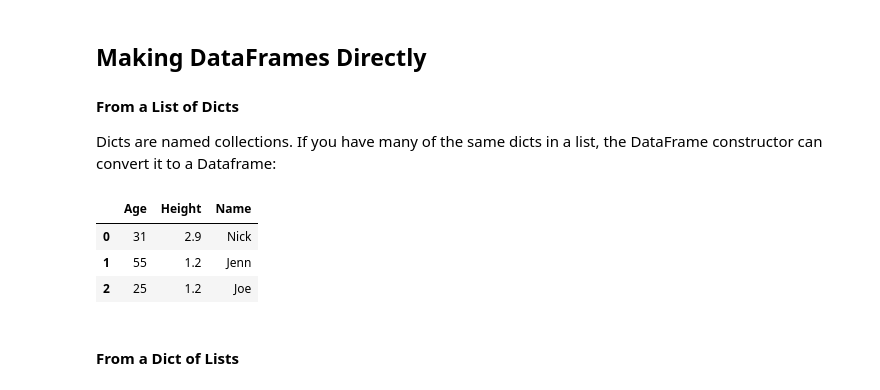
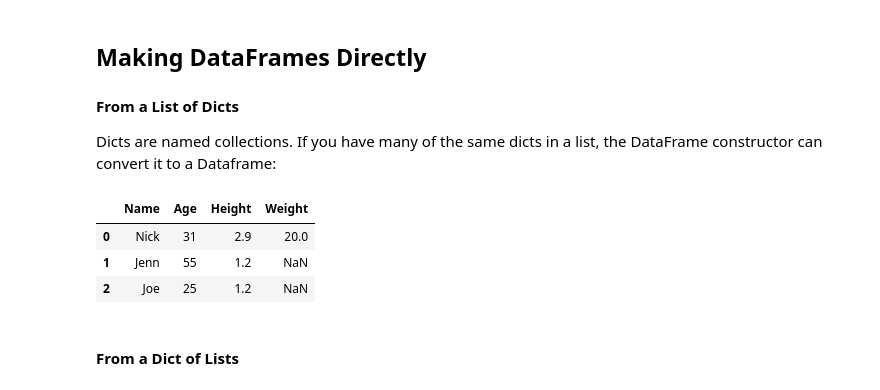
Before and after one commit to nickdelgrosso/Intro2Python, a Jupyter notebook: 12_DataFrame_Creation.ipynb, the cells around one changed output. Saved outputs shown, nothing was run; the diff lists cells and outputs as text; code cells hidden in the pictures.

```diff
--- a/12_DataFrame_Creation.ipynb
+++ b/12_DataFrame_Creation.ipynb
@@ -35,16 +35,16 @@ Because each row contains the same data, DataFrames can also be thought of as a
 Dicts are named collections.  If you have many of the same dicts in a list, the DataFrame constructor can convert it to a Dataframe:
 # %%
 friends = [
-    {'Name': "Nick", "Age": 31, "Height": 2.9},
+    {'Name': "Nick", "Age": 31, "Height": 2.9, "Weight": 20},
     {'Name': "Jenn", "Age": 55, "Height": 1.2},
-    {"Name": "Joe",  "Age": 25, "Height": 1.2},
+    {"Name": "Joe", "Height": 1.2, "Age": 25, },
 ]
 pd.DataFrame(friends)
 # %% [output]
-|  | Age | Height | Name |
-| 0 | 31 | 2.9 | Nick |
-| 1 | 55 | 1.2 | Jenn |
-| 2 | 25 | 1.2 | Joe |
+|  | Name | Age | Height | Weight |
+| 0 | Nick | 31 | 2.9 | 20.0 |
+| 1 | Jenn | 55 | 1.2 | NaN |
+| 2 | Joe | 25 | 1.2 | NaN |
 # %% [markdown]
 #### From a Dict of Lists
 # %%
```
Also changed, not shown: parts of 15 cells of this notebook, 6 other files.
